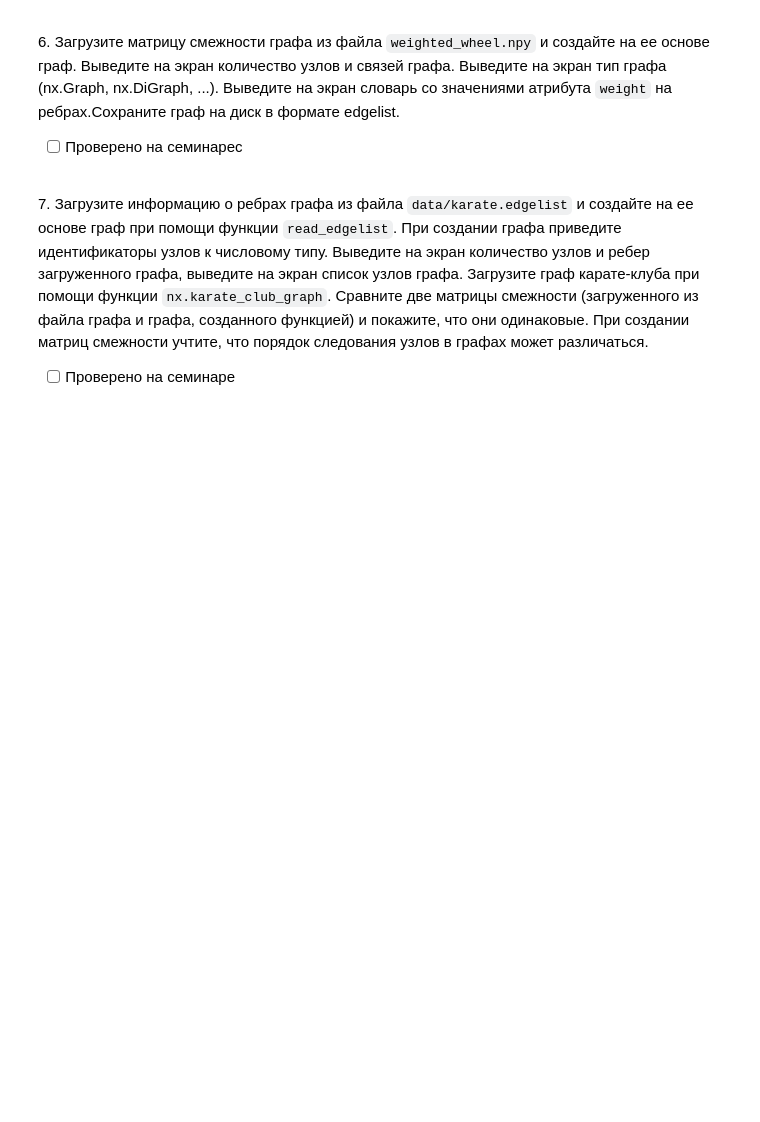
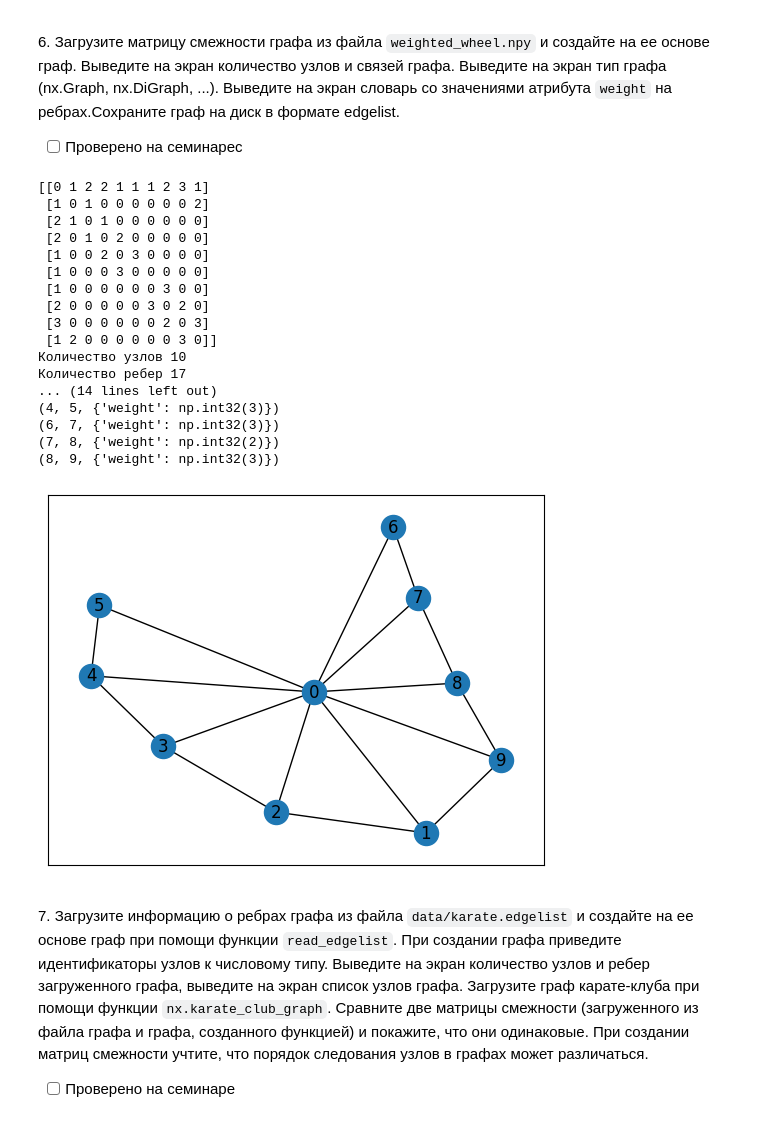
Before and after one commit to Ackrome/FU, a Jupyter notebook: Course_3/SA(C)/01_nx_graph.ipynb, the cells around one changed output. Drawn from its saved outputs; the diff is of its cells as text; code cells hidden in the pictures; blank space fills up the shorter version.

```diff
--- a/Course_3/SA(C)/01_nx_graph.ipynb
+++ b/Course_3/SA(C)/01_nx_graph.ipynb
@@ -189,6 +305,46 @@ nx.draw_networkx(G)
 6\. Загрузите матрицу смежности графа из файла `weighted_wheel.npy` и создайте на ее основе граф.  Выведите на экран количество узлов и связей графа. Выведите на экран тип графа (nx.Graph, nx.DiGraph, ...). Выведите на экран словарь со значениями атрибута `weight` на ребрах.Сохраните граф на диск в формате edgelist.
 
 - [ ] Проверено на семинареc
+# %%
+smezh = np.load("data/weighted_wheel.npy")
+print(smezh)
+
+G = nx.Graph()
+rows, cols = smezh.shape
+for i in range(rows):
+    G.add_node(i)
+    for j in range(i, cols):
+        weight = smezh[i, j]
+        if weight > 0:
+            G.add_edge(i, j, weight=weight)
+
+nx.draw_networkx(G)
+
+print(f'Количество узлов {G.number_of_nodes()}')
+print(f'Количество ребер {G.number_of_edges()}')
+print(f'{type(G)}')
+nx.write_edgelist(G, 'data/task6.edgelist')
+
+print(*G.edges(data=True), sep='\n')
+# %% [output]
+[[0 1 2 2 1 1 1 2 3 1]
+ [1 0 1 0 0 0 0 0 0 2]
+ [2 1 0 1 0 0 0 0 0 0]
+ [2 0 1 0 2 0 0 0 0 0]
+ [1 0 0 2 0 3 0 0 0 0]
+ [1 0 0 0 3 0 0 0 0 0]
+ [1 0 0 0 0 0 0 3 0 0]
+ [2 0 0 0 0 0 3 0 2 0]
+ [3 0 0 0 0 0 0 2 0 3]
+ [1 2 0 0 0 0 0 0 3 0]]
+Количество узлов 10
+Количество ребер 17
+... (14 lines left out)
+(4, 5, {'weight': np.int32(3)})
+(6, 7, {'weight': np.int32(3)})
+(7, 8, {'weight': np.int32(2)})
+(8, 9, {'weight': np.int32(3)})
+[figure, added]
 # %% [markdown]
 <p class="task" id="7"></p>
 
```
Also changed, not shown: parts of 9 cells of this notebook, 1 other file.
